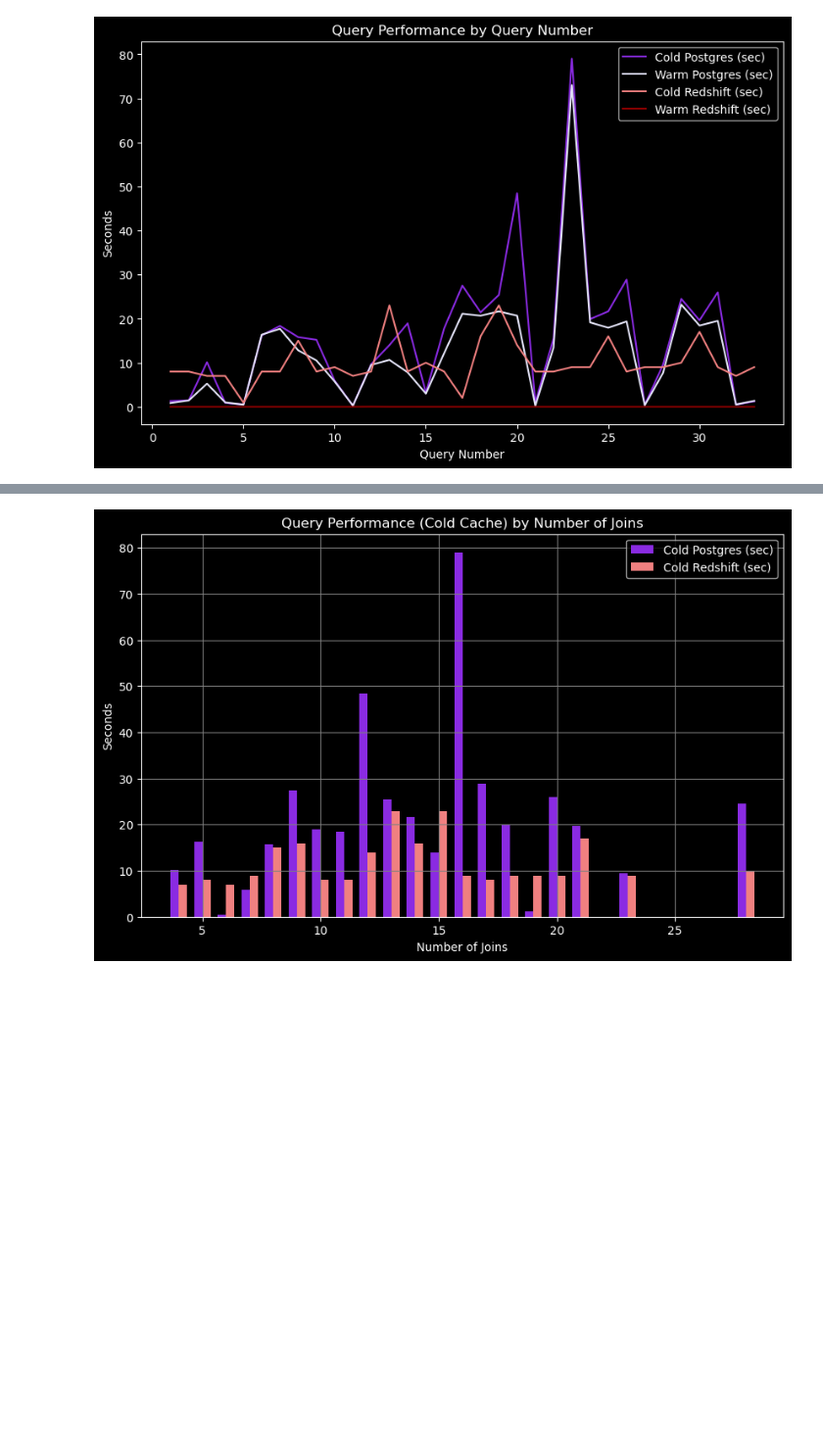
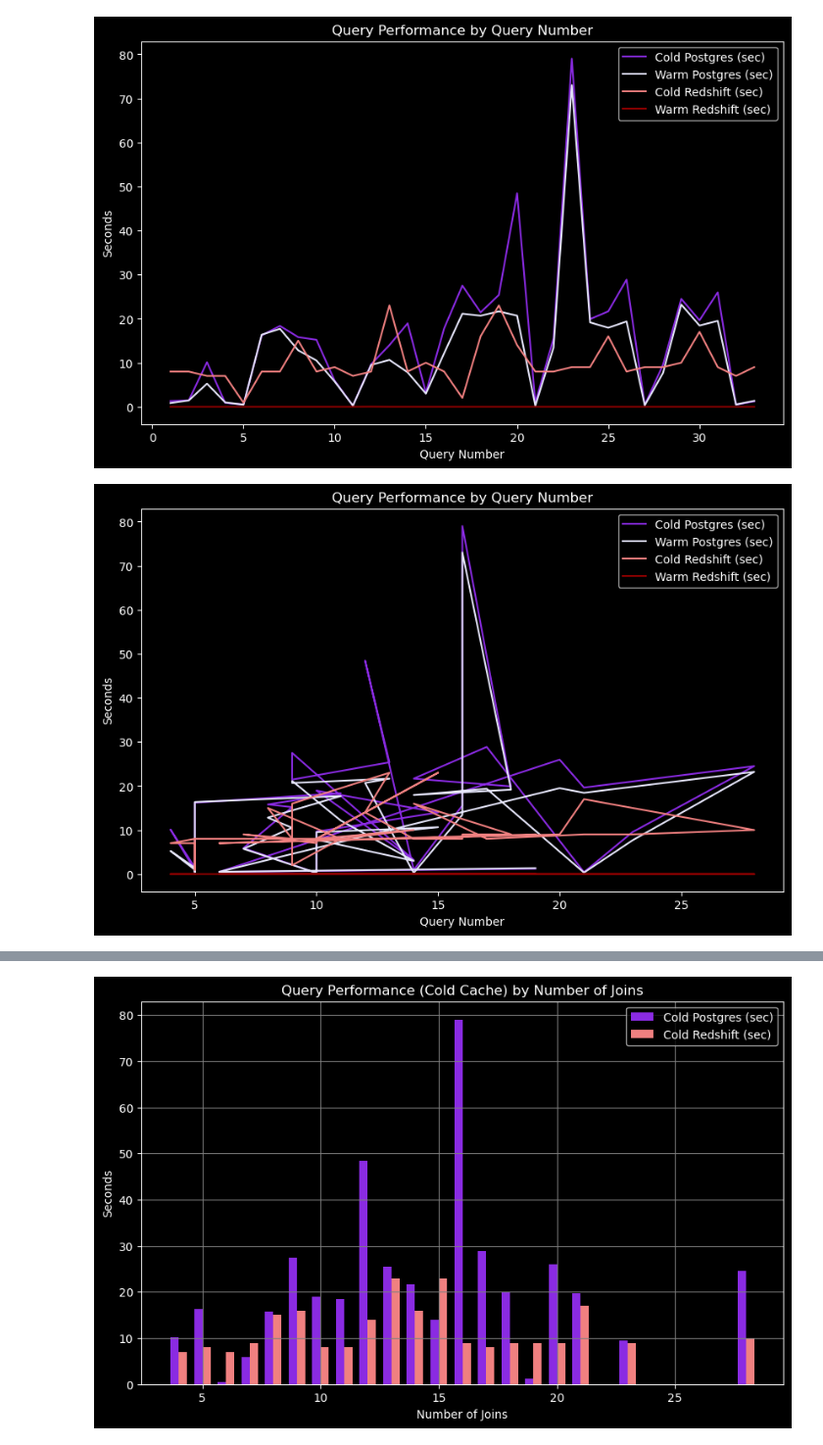
Before and after one commit to debsubdavis/data516project, a Jupyter notebook: dataanalysis.ipynb, the cells around one changed output, grey strips where cells are left out. Shown at 98% size. Drawn from its saved outputs; the diff is of its cells as text; code cells hidden in the pictures; blank space fills up the shorter version.

Commit message:
updated dataAnalysis

```diff
--- a/dataanalysis.ipynb
+++ b/dataanalysis.ipynb
@@ -92,3 +92,28 @@ plt.legend()
 plt.show()
 # %% [output]
 [figure]
+# %%
+plt.style.use('dark_background')
+
+# Plotting the graph
+plt.figure(figsize=(10, 6))
+plt.plot(data['Number of Joins'], data['Cold Postgres (sec)'], label='Cold Postgres (sec)', color='blueviolet')
+plt.plot(data['Number of Joins'], data['Warm Postgres (sec)'], label='Warm Postgres (sec)', color='lavender')
+plt.plot(data['Number of Joins'], data['Cold Redshift (sec)'], label='Cold Redshift (sec)', color='lightcoral')
+plt.plot(data['Number of Joins'], data['Warm Redshift (sec)'], label='Warm Redshift (sec)', color='darkred')
+
+# Adding titles and labels
+plt.title('Query Performance by Query Number')
+plt.xlabel('Query Number')
+plt.ylabel('Seconds')
+
+# Add a legend
+plt.legend()
+
+# Show the grid
+#plt.grid(True)
+
+# To display the plot (omit this line if you do not want to display the graph)
+plt.show()
+# %% [output]
+[figure, added]
```
Also changed, not shown: parts of 1 cell of this notebook.
